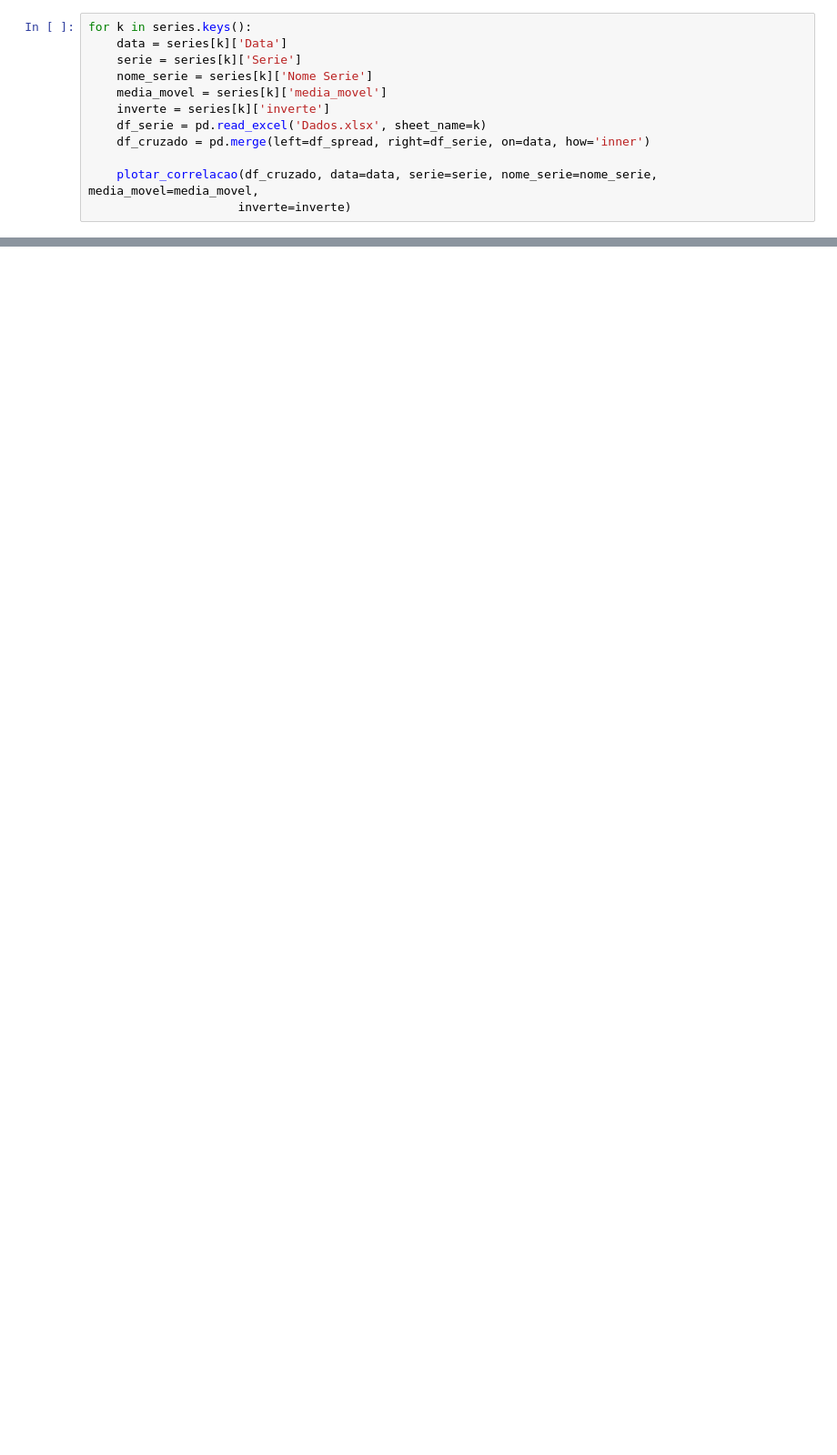
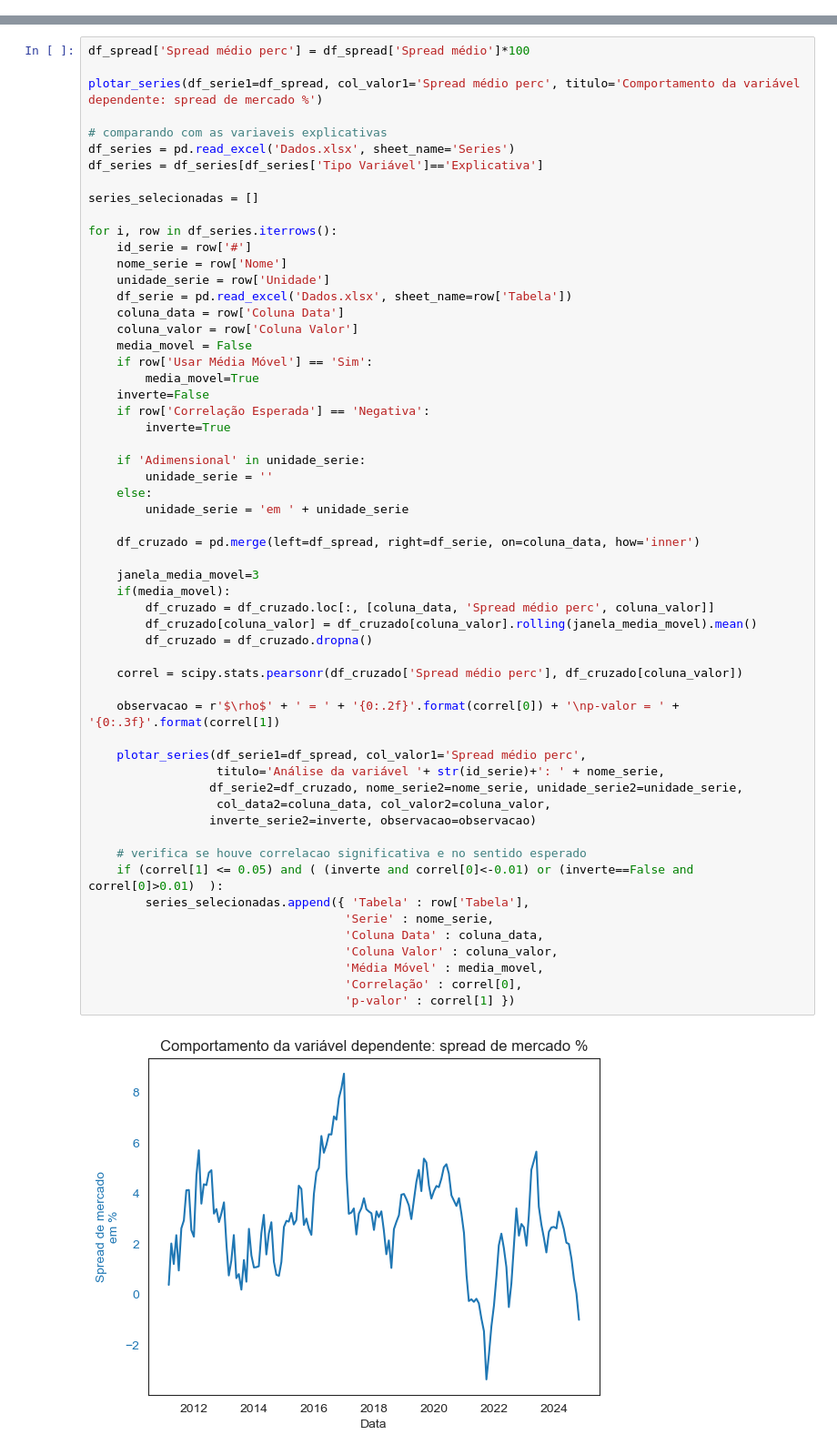
Before and after one commit to danielsaraivaleite/SpreadCreditoRural, a Jupyter notebook: AnaliseSpreadAgro.ipynb, the cells around one changed output, grey strips where cells are left out. Shown at 91% size. Saved outputs shown, nothing was run; the diff lists cells and outputs as text; blank space fills up the shorter version.

```diff
--- a/AnaliseSpreadAgro.ipynb
+++ b/AnaliseSpreadAgro.ipynb
@@ -92,12 +115,0 @@ series = {
-# %%
-for k in series.keys():
-    data = series[k]['Data']
-    serie = series[k]['Serie']
-    nome_serie = series[k]['Nome Serie']
-    media_movel = series[k]['media_movel']
-    inverte = series[k]['inverte']
-    df_serie = pd.read_excel('Dados.xlsx', sheet_name=k)
-    df_cruzado = pd.merge(left=df_spread, right=df_serie, on=data, how='inner')
-
-    plotar_correlacao(df_cruzado, data=data, serie=serie, nome_serie=nome_serie, media_movel=media_movel,
-                     inverte=inverte)
@@ -116,0 +118,59 @@ for k in series.keys():
+# %%
+df_spread['Spread médio perc'] = df_spread['Spread médio']*100
+
+plotar_series(df_serie1=df_spread, col_valor1='Spread médio perc', titulo='Comportamento da variável dependente: spread de mercado %')
+
+# comparando com as variaveis explicativas
+df_series = pd.read_excel('Dados.xlsx', sheet_name='Series')
+df_series = df_series[df_series['Tipo Variável']=='Explicativa']
+
+series_selecionadas = []
+
+for i, row in df_series.iterrows():
+    id_serie = row['#']
+    nome_serie = row['Nome']
+    unidade_serie = row['Unidade']
+    df_serie = pd.read_excel('Dados.xlsx', sheet_name=row['Tabela'])
+    coluna_data = row['Coluna Data']
+    coluna_valor = row['Coluna Valor']
+    media_movel = False
+    if row['Usar Média Móvel'] == 'Sim':
+        media_movel=True
+    inverte=False
+    if row['Correlação Esperada'] == 'Negativa':
+        inverte=True
+
+    if 'Adimensional' in unidade_serie:
+        unidade_serie = ''
+    else:
+        unidade_serie = 'em ' + unidade_serie
+
+    df_cruzado = pd.merge(left=df_spread, right=df_serie, on=coluna_data, how='inner')
+
+    janela_media_movel=3
+    if(media_movel):
+        df_cruzado = df_cruzado.loc[:, [coluna_data, 'Spread médio perc', coluna_valor]]
+        df_cruzado[coluna_valor] = df_cruzado[coluna_valor].rolling(janela_media_movel).mean()
+        df_cruzado = df_cruzado.dropna()
+
+    correl = scipy.stats.pearsonr(df_cruzado['Spread médio perc'], df_cruzado[coluna_valor])
+
+    observacao = r'$\rho$' + ' = ' + '{0:.2f}'.format(correl[0]) + '\np-valor = ' +  '{0:.3f}'.format(correl[1])
+
+    plotar_series(df_serie1=df_spread, col_valor1='Spread médio perc',
+                  titulo='Análise da variável '+ str(id_serie)+': ' + nome_serie,
+                 df_serie2=df_cruzado, nome_serie2=nome_serie, unidade_serie2=unidade_serie,
+                  col_data2=coluna_data, col_valor2=coluna_valor,
+                 inverte_serie2=inverte, observacao=observacao)
+
+    # verifica se houve correlacao significativa e no sentido esperado
+    if (correl[1] <= 0.05) and ( (inverte and correl[0]<-0.01) or (inverte==False and  correl[0]>0.01)  ):
+        series_selecionadas.append({ 'Tabela' : row['Tabela'],
+                                    'Serie' : nome_serie,
+                                    'Coluna Data' : coluna_data,
+                                    'Coluna Valor' : coluna_valor,
+                                    'Média Móvel' : media_movel,
+                                    'Correlação' : correl[0],
+                                    'p-valor' : correl[1] })
+# %% [output]
+[figure, added]
```
Also changed, not shown: parts of 15 cells of this notebook, 1 other file.
